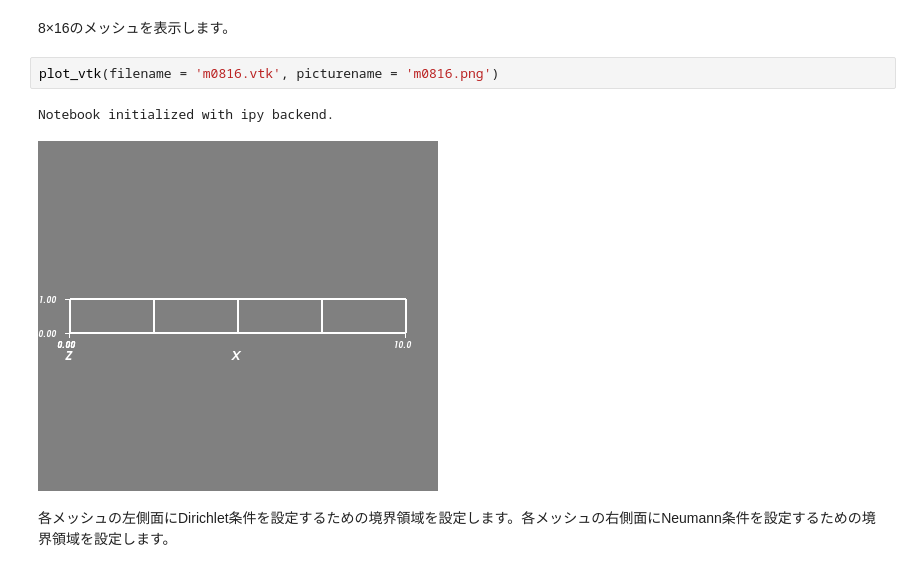
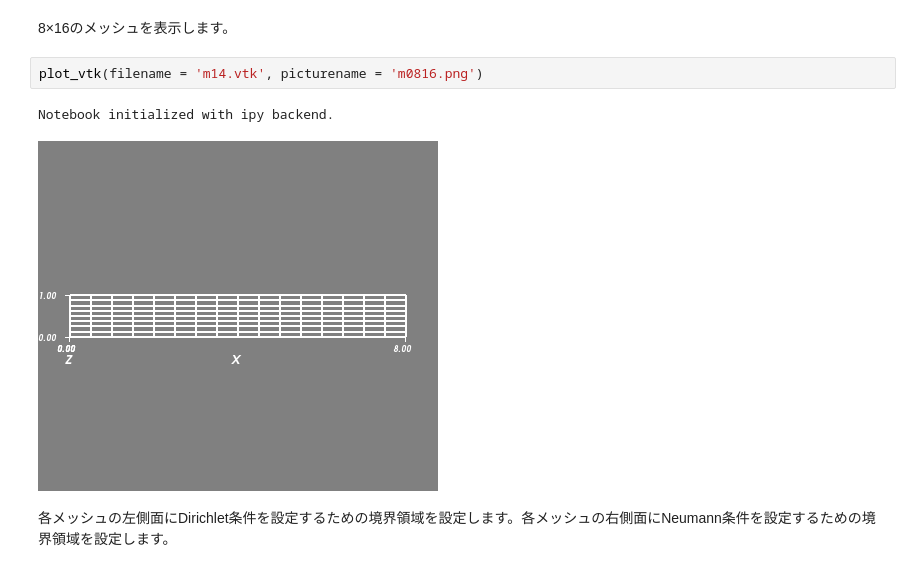
Before and after one commit to tkoyama010/getfem-binder, a Jupyter notebook: index.ipynb, the cells around one changed output. Saved outputs shown, nothing was run; the diff lists cells and outputs as text.

```diff
--- a/index.ipynb
+++ b/index.ipynb
@@ -110,10 +105,10 @@ Notebook initialized with ipy backend.
 # %% [markdown]
 8×16のメッシュを表示します。
 # %%
-plot_vtk(filename = 'm0816.vtk', picturename = 'm0816.png')
+plot_vtk(filename = 'm14.vtk', picturename = 'm0816.png')
 # %% [output]
 Notebook initialized with ipy backend.
-[figure, old version]
+[figure, new version]
 # %% [markdown]
 各メッシュの左側面にDirichlet条件を設定するための境界領域を設定します。各メッシュの右側面にNeumann条件を設定するための境界領域を設定します。
 # %%
```
Also changed, not shown: parts of 31 cells of this notebook.
